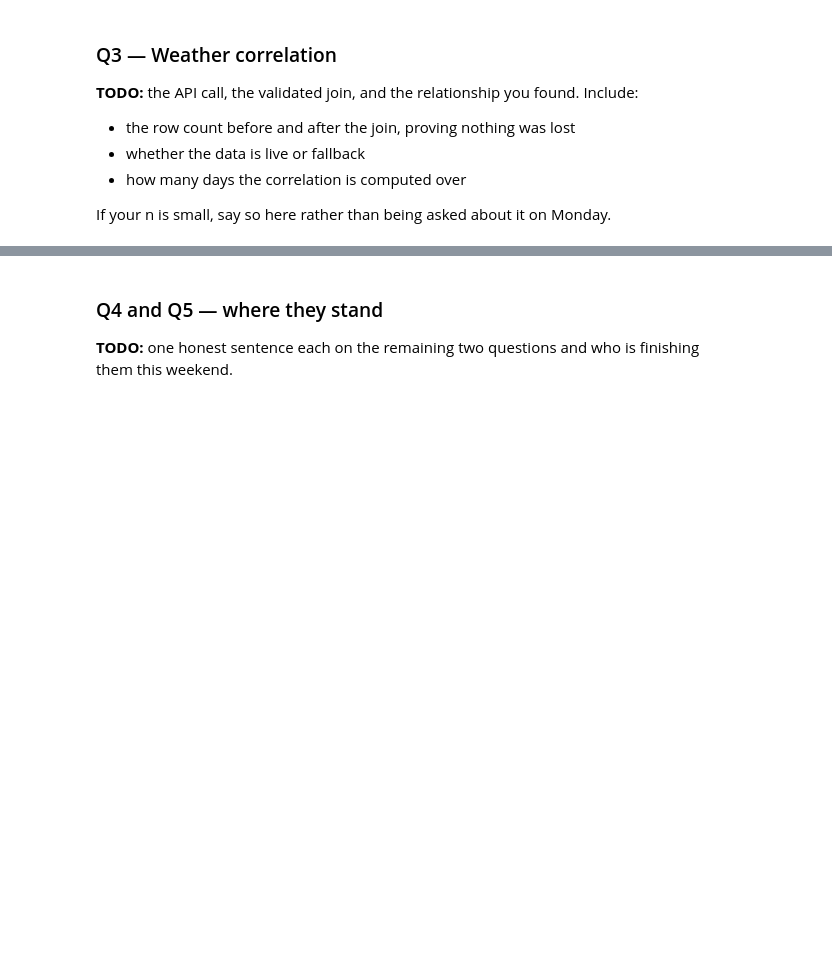
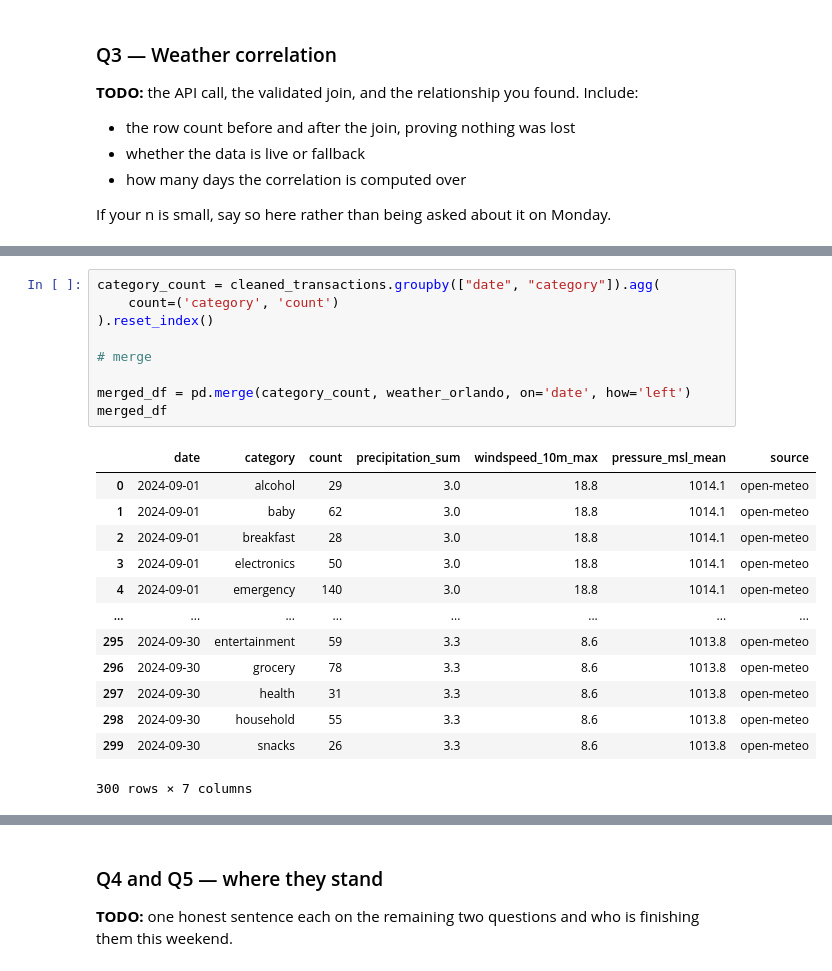
Before and after one commit to Arti-Dev/walmart-hurricane-project, a Jupyter notebook: notebooks/2026-10-30 — Midterm Progress — Lab.ipynb, the cells around one changed output, grey strips where cells are left out. Cells and saved outputs as stored; diff of their text form; blank space fills up the shorter version.

```diff
--- a/notebooks/2026-10-30 — Midterm Progress — Lab.ipynb
+++ b/notebooks/2026-10-30 — Midterm Progress — Lab.ipynb
@@ -363,0 +431,23 @@ If your n is small, say so here rather than being asked about it on Monday.
+# %%
+category_count = cleaned_transactions.groupby(["date", "category"]).agg(
+    count=('category', 'count')
+).reset_index()
+
+# merge
+
+merged_df = pd.merge(category_count, weather_orlando, on='date', how='left')
+merged_df
+# %% [output]
+|  | date | category | count | precipitation_sum | windspeed_10m_max | pressure_msl_mean | source |
+| 0 | 2024-09-01 | alcohol | 29 | 3.0 | 18.8 | 1014.1 | open-meteo |
+| 1 | 2024-09-01 | baby | 62 | 3.0 | 18.8 | 1014.1 | open-meteo |
+| 2 | 2024-09-01 | breakfast | 28 | 3.0 | 18.8 | 1014.1 | open-meteo |
+| 3 | 2024-09-01 | electronics | 50 | 3.0 | 18.8 | 1014.1 | open-meteo |
+| 4 | 2024-09-01 | emergency | 140 | 3.0 | 18.8 | 1014.1 | open-meteo |
+| ... | ... | ... | ... | ... | ... | ... | ... |
+| 295 | 2024-09-30 | entertainment | 59 | 3.3 | 8.6 | 1013.8 | open-meteo |
+| 296 | 2024-09-30 | grocery | 78 | 3.3 | 8.6 | 1013.8 | open-meteo |
+| 297 | 2024-09-30 | health | 31 | 3.3 | 8.6 | 1013.8 | open-meteo |
+| 298 | 2024-09-30 | household | 55 | 3.3 | 8.6 | 1013.8 | open-meteo |
+| 299 | 2024-09-30 | snacks | 26 | 3.3 | 8.6 | 1013.8 | open-meteo |
+300 rows × 7 columns
```
Also changed, not shown: parts of 6 cells of this notebook.
